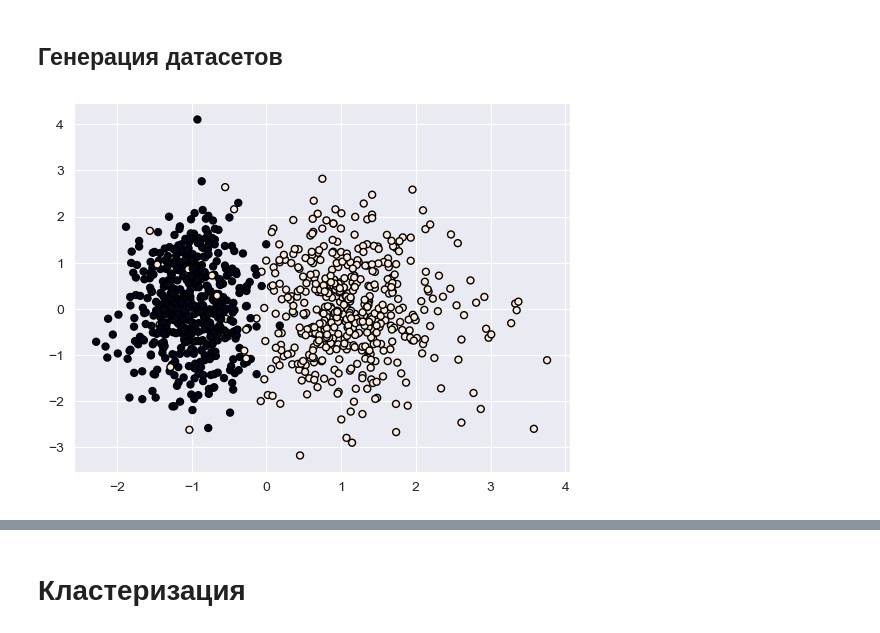
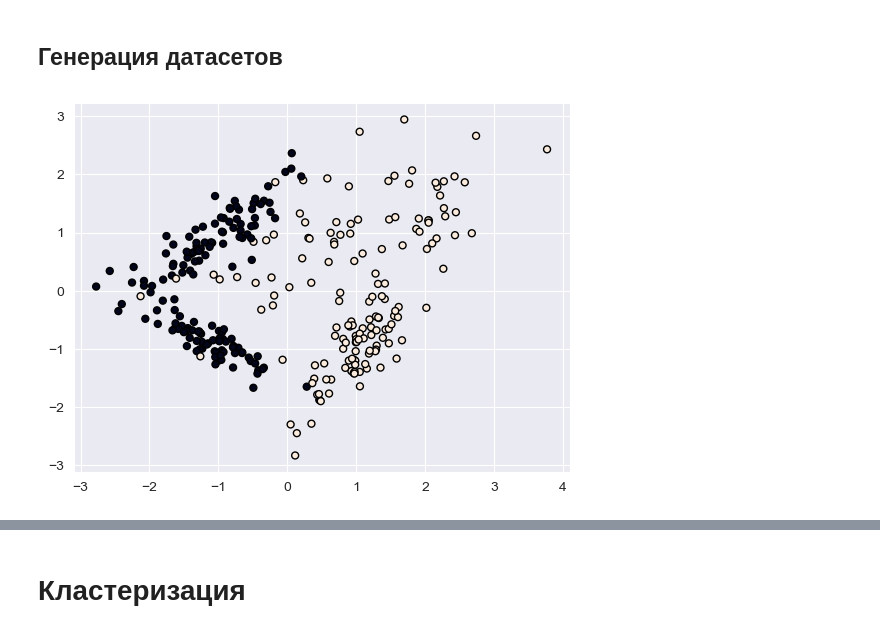
Before and after one commit to Otocolobus-manules/Mashine-Learning_3_semestr, a Jupyter notebook: Работа 6/Abramov_Egor_Lab_6.ipynb, the cells around one changed output, grey strips where cells are left out. Cells and saved outputs as stored; diff of their text form; code cells hidden in the pictures.

```diff
--- a/Работа 6/Abramov_Egor_Lab_6.ipynb
+++ b/Работа 6/Abramov_Egor_Lab_6.ipynb
@@ -7,14 +7,14 @@
 # %%
 from sklearn.datasets import make_classification
 import matplotlib.pyplot as plt
 
 
-data_1, data_y_1 = make_classification(n_samples=1000, n_classes=2, n_features=4, n_redundant=0, n_clusters_per_class=2, flip_y=0, random_state=130)
+data_1, data_y_1 = make_classification(n_samples=300, n_classes=2, n_features=2, n_redundant=0, n_clusters_per_class=2, flip_y=0, random_state=130)
 
 plt.scatter(data_1[:, 0], data_1[:, 1], marker="o", c=data_y_1, s=25, edgecolor="k")
 plt.show()
 # %% [output]
-[figure, old version]
+[figure, new version]
 # %%
 data_1
 # %% [output]
```
Also changed, not shown: parts of 38 cells of this notebook, 1 other file.
